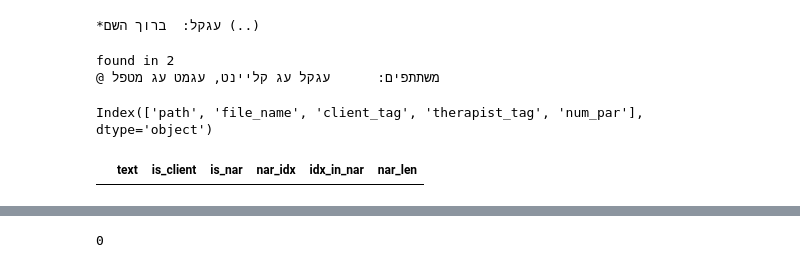
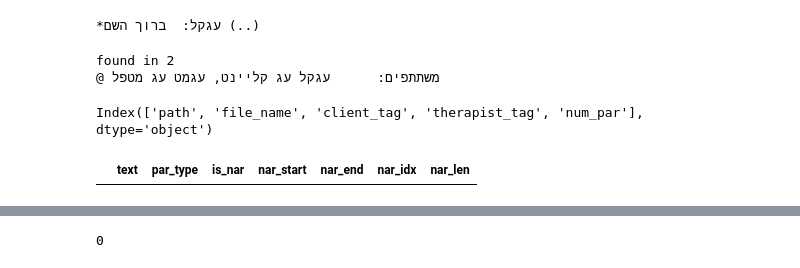
Before and after one commit to Sofy34/personal_strudy, a Jupyter notebook: thesis/01_initial_file.ipynb, the cells around one changed output, grey strips where cells are left out. Drawn from its saved outputs; the diff is of its cells as text; code cells hidden in the pictures.

```diff
--- a/thesis/01_initial_file.ipynb
+++ b/thesis/01_initial_file.ipynb
@@ -90,11 +91,11 @@ doc_db.columns
 # %% [output]
 Index(['path', 'file_name', 'client_tag', 'therapist_tag', 'num_par'], dtype='object')
 # %%
-par_db_columns = ['text','is_client','is_nar','nar_start','nar_end','nar_idx','nar_len']
+par_db_columns = ['text','par_type','is_nar','nar_start','nar_end','nar_idx','nar_len']
 par_db = pd.DataFrame(columns=par_db_columns)
 par_db
 # %% [output]
-|  | text | is_client | is_nar | nar_idx | idx_in_nar | nar_len |
+|  | text | par_type | is_nar | nar_start | nar_end | nar_idx | nar_len |
 # %%
 # def get_speaker_tags(path):
 
```
Also changed, not shown: parts of 22 cells of this notebook.
